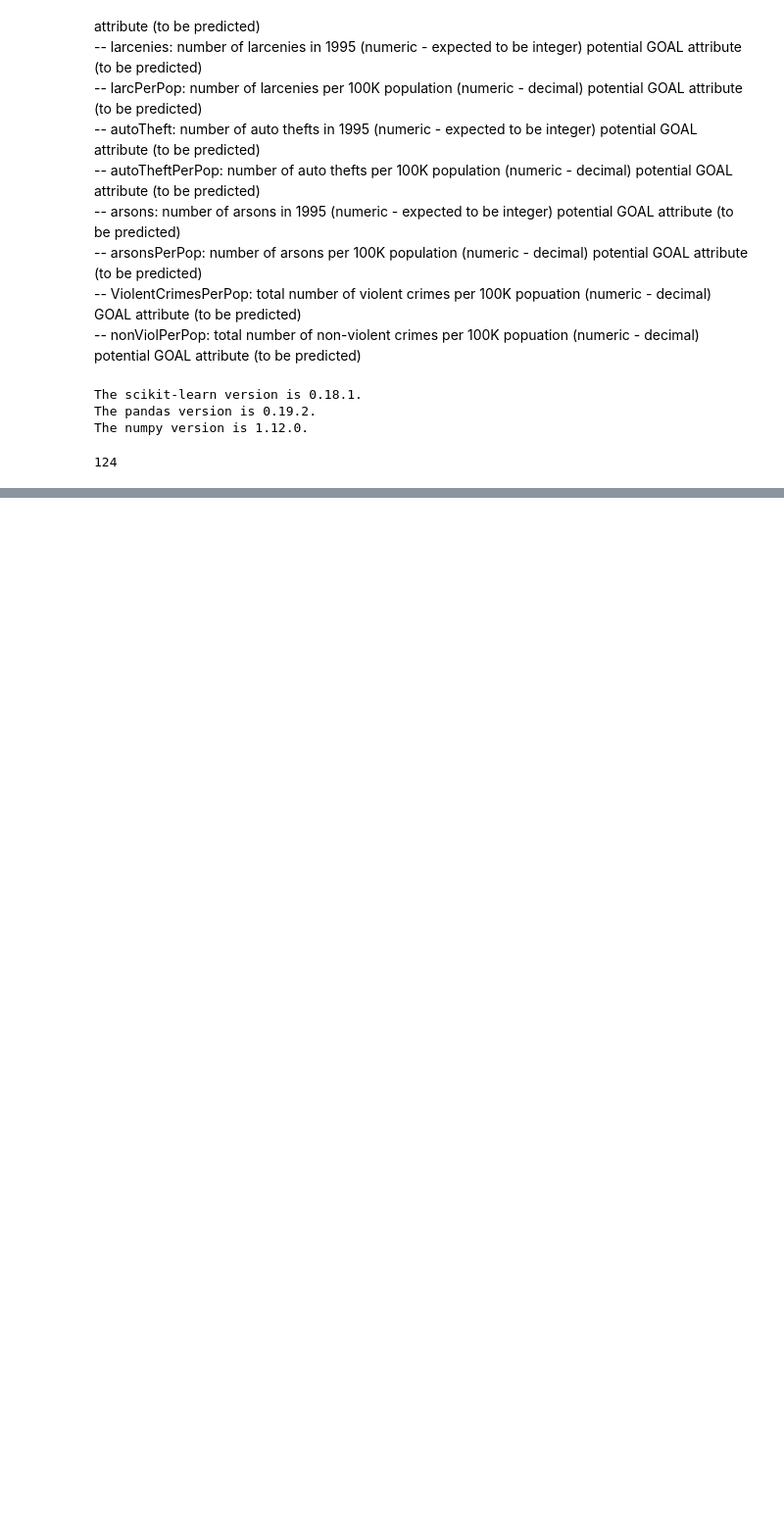
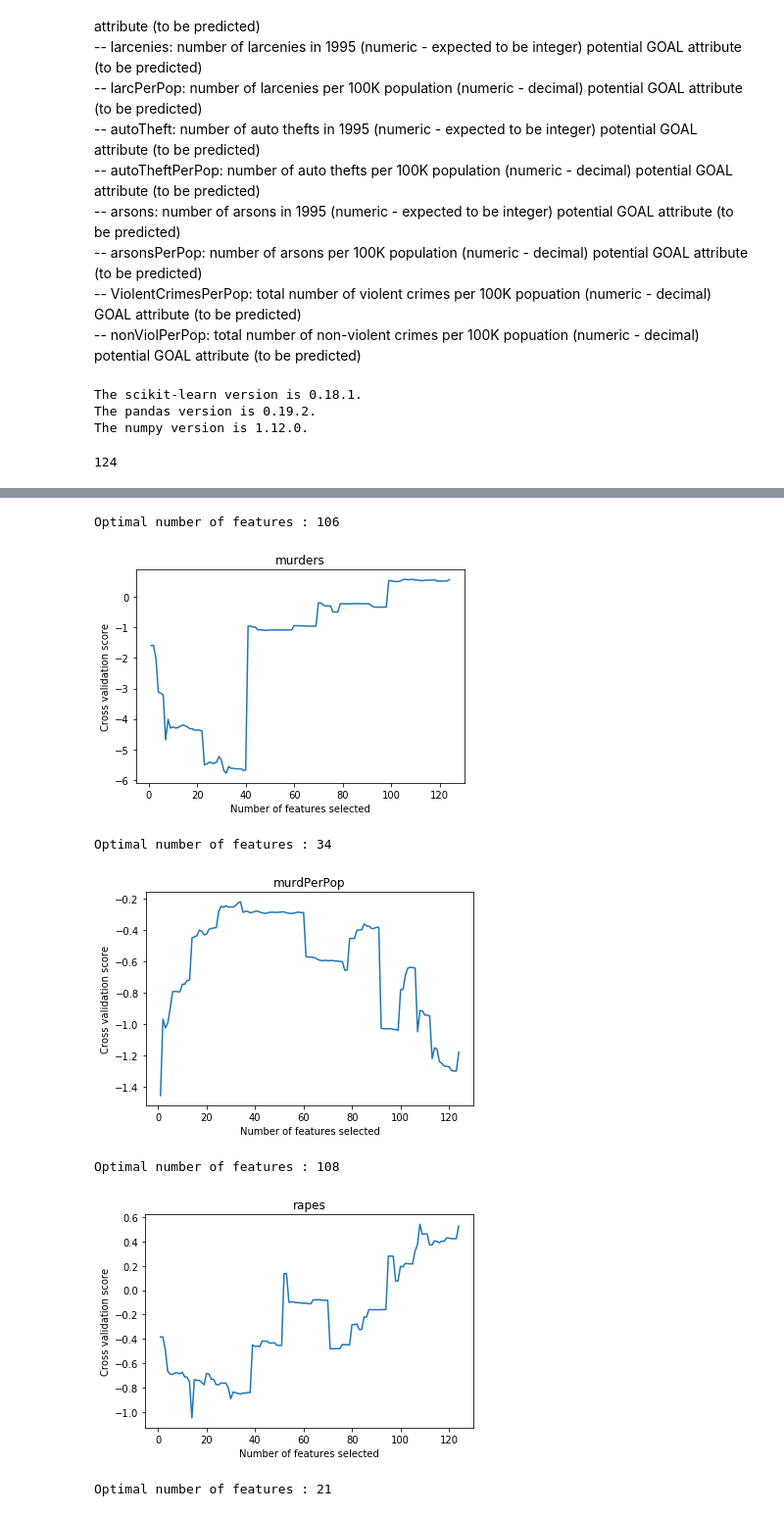
Before and after one commit to WenboTien/Crime_data-analysis, a Jupyter notebook: exploratory_data_analysis/Analysis_Unnormalized_crime_data.ipynb, the cells around one changed output, grey strips where cells are left out. Shown: that part at 98% size. Cells and saved outputs as stored; diff of their text form; code cells hidden in the pictures; blank space fills up the shorter version.

Commit message:
Regression for more prediction

```diff
--- a/exploratory_data_analysis/Analysis_Unnormalized_crime_data.ipynb
+++ b/exploratory_data_analysis/Analysis_Unnormalized_crime_data.ipynb
@@ -133,4 +153,0 @@ for x in features:
-# %%
-for x in goal_features:
-    df[[x]] = df[[x]].apply(pd.to_numeric)
-    df[[x]]  = df[[x]].replace(np.nan, df[x].mean())
@@ -201,0 +154,4 @@ hm = sns.heatmap(cm,
+# %%
+def drop_rows_with_null_goal_feature(old_df, feature):
+    new_df = old_df.dropna(subset=[feature])
+    return new_df
@@ -201,0 +207,6 @@ hm = sns.heatmap(cm,
+# %%
+estimator = Pipeline([("imputer", Imputer(missing_values='NaN',
+                                          strategy="mean",
+                                          axis=0)),
+                      ("scaler", StandardScaler()),
+                      ("linearRegression", LinearRegression())])
@@ -201,0 +249,31 @@ hm = sns.heatmap(cm,
+# %%
+def plot_RFECV_scores(estimator, list_of_goal_features, df):
+
+    rfecv = RFECV(estimator=estimator, step=1, cv=StratifiedKFold(2))
+    for goal in list_of_goal_features:
+        filtered_df = drop_rows_with_null_goal_feature(df, goal)
+
+        imr = Imputer(missing_values='NaN', strategy='mean', axis=0)
+        imr = imr.fit(filtered_df[features])
+
+        imputed_data = imr.transform(filtered_df[features]);
+        rfecv.fit(imputed_data, filtered_df[goal])
+        print("Optimal number of features : %d" % rfecv.n_features_)
+        # Plot number of features VS. cross-validation scores
+        plt.figure()
+        plt.xlabel("Number of features selected")
+        plt.ylabel("Cross validation score")
+        plt.plot(range(1, len(rfecv.grid_scores_) + 1), rfecv.grid_scores_)
+        plt.title(goal)
+        plt.show()
+# %%
+estimator = LinearRegression()
+plot_RFECV_scores(estimator, ['murders', 'murdPerPop', 'rapes', 'rapesPerPop'], df)
+# %% [output]
+Optimal number of features : 106
+[figure, added]
+Optimal number of features : 34
+[figure, added]
+Optimal number of features : 108
+[figure, added]
+Optimal number of features : 21
```
Also changed, not shown: parts of 38 cells of this notebook, 1 other file.
